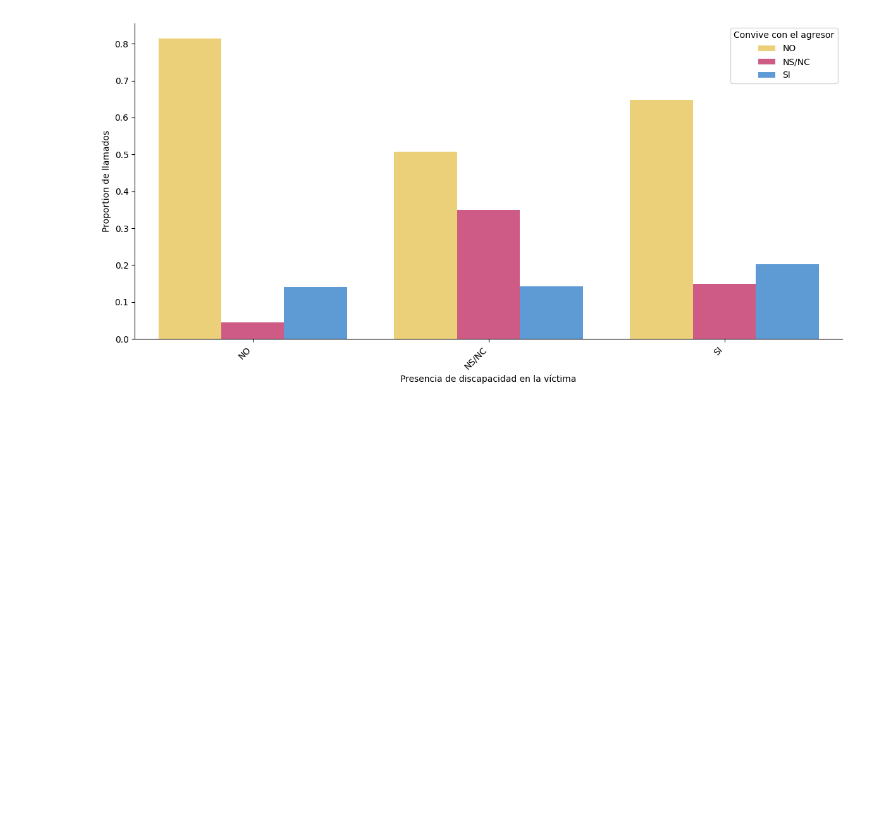
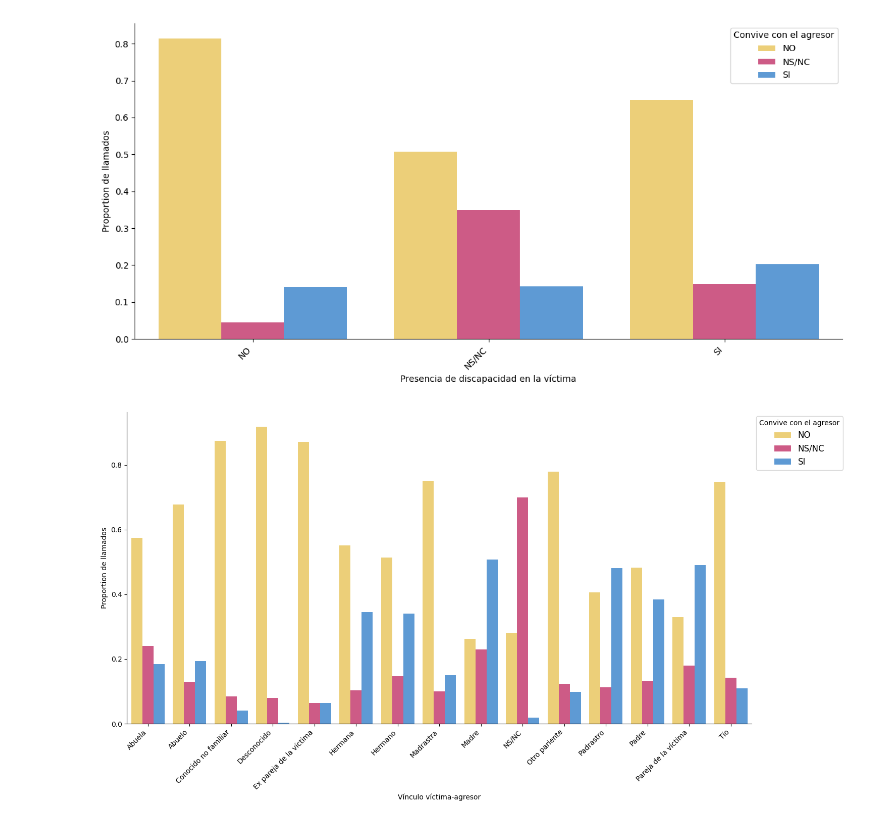
Before and after one commit to VicColombo/linea_137_llamados_vs, a Jupyter notebook: code/notebooks/exploracion_dataset_unificado.ipynb, the cells around one changed output. Drawn from its saved outputs; the diff is of its cells as text; code cells hidden in the pictures; blank space fills up the shorter version.

```diff
--- a/code/notebooks/exploracion_dataset_unificado.ipynb
+++ b/code/notebooks/exploracion_dataset_unificado.ipynb
@@ -1068,10 +1060,5 @@ plt.show()
 # %%
 
-palette_sino_desat ={"SI": "#4a9ae8", "NO": "#ffd966", "NS/NC": "#e04881"}
-
-
-
-# Assuming df is your DataFrame
 
 # Calculate counts for each group
 grouped_counts = llamados.groupby(['llamante_vinculo', 'victima_convive_agresor']).size().reset_index(name='counts')
@@ -1125,10 +1112,4 @@ plt.show()
 # %%
-palette_sino_desat ={"SI": "#4a9ae8", "NO": "#ffd966", "NS/NC": "#e04881"}
-
-
-
-# Assuming df is your DataFrame
-
 # Calculate counts for each group
 grouped_counts = llamados.groupby(['caso_judicializado', 'victima_convive_agresor']).size().reset_index(name='counts')
 
@@ -1176,10 +1157,4 @@ plt.show()
 # %%
-palette_sino_desat ={"SI": "#4a9ae8", "NO": "#ffd966", "NS/NC": "#e04881"}
-
-
-
-# Assuming df is your DataFrame
-
 # Calculate counts for each group
 grouped_counts = llamados.groupby(['victima_discapacidad', 'victima_convive_agresor']).size().reset_index(name='counts')
 
@@ -1223,3 +1198,53 @@ sns.despine()
 plt.show()
 # %% [output]
 [figure]
+# %%
+# Calculate counts for each group
+grouped_counts = llamados.groupby(['victima_vinculo_agresor', 'victima_convive_agresor']).size().reset_index(name='counts')
+
+
+# Calculate the total counts for each 'llamante_vinculo' to normalize
+total_counts = grouped_counts.groupby('victima_vinculo_agresor')['counts'].sum().reset_index(name='total_counts')
+
+# Merge the total counts back to the grouped_counts DataFrame
+grouped_counts = pd.merge(grouped_counts, total_counts, on='victima_vinculo_agresor')
+
+# Calculate the normalized counts (proportions)
+grouped_counts['proportion'] = grouped_counts['counts'] / grouped_counts['total_counts']
+
+# Plot using seaborn
+plt.figure(figsize=(15, 8))
+ax = sns.barplot(
+    x='victima_vinculo_agresor',
+    y='proportion',
+    hue='victima_convive_agresor',
+    data=grouped_counts,
+    palette=palette_sino_desat
+)
+
+
+
+
+# Customize plot
+plt.title('')
+plt.xlabel('Vínculo víctima-agresor')
+plt.ylabel('Proportion de llamados')
+plt.xticks(rotation=45, ha='right')  # Rotate x-axis labels for better readability
+plt.legend(title='Convive con el agresor', loc='upper left', bbox_to_anchor=(1, 1), fontsize=12)
+plt.tight_layout()
+
+'''for container in ax.containers:
+    for bar, count in zip(container, grouped_counts['counts']):
+        ax.annotate(f'{int(count)}',
+                    xy=(bar.get_x() + bar.get_width() / 2, bar.get_height()),
+                    xytext=(0, 3),  # 3 points vertical offset
+                    textcoords="offset points",
+                    ha='center', va='bottom', fontsize=10)
+
+'''
+
+# Show plot
+sns.despine()
+plt.show()
+# %% [output]
+[figure, added]
```
Also changed, not shown: parts of 15 cells of this notebook, 15 other files.
